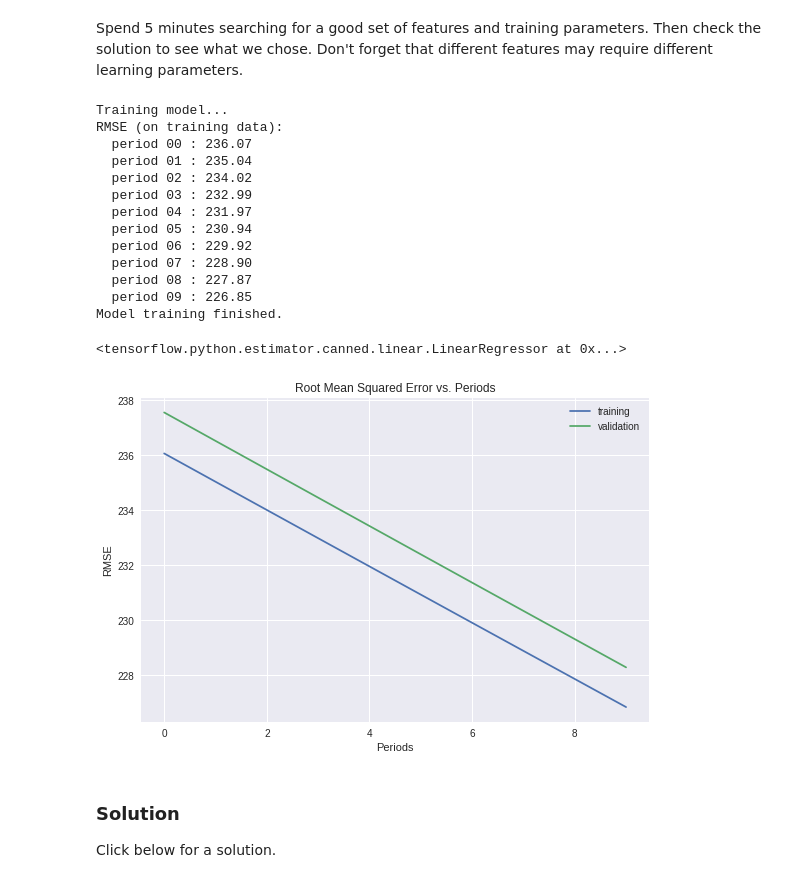
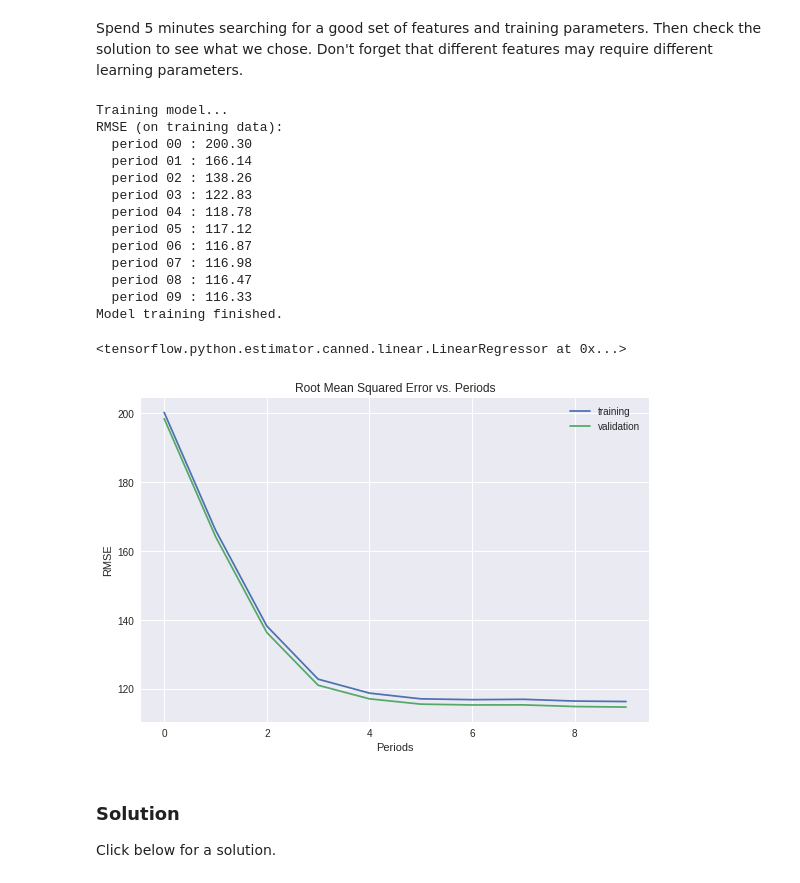
Before and after one commit to qingjing1018/google-machine-learning-crash-course, a Jupyter notebook: feature_sets.ipynb, the cells around one changed output. Drawn from its saved outputs; the diff is of its cells as text; code cells hidden in the pictures.

```diff
--- a/feature_sets.ipynb
+++ b/feature_sets.ipynb
@@ -330,42 +329,42 @@ Spend 5 minutes searching for a good set of features and training parameters. Th
 # %%
 #
 # Your code here: add your features of choice as a list of quoted strings.
 #
-minimal_features = ['median_income'
+minimal_features = ['median_income', 'latitude'
 ]
 
 assert minimal_features, "You must select at least one feature!"
 
 minimal_training_examples = training_examples[minimal_features]
 minimal_validation_examples = validation_examples[minimal_features]
 
 #
 # Don't forget to adjust these parameters.
 #
 train_model(
-    learning_rate=0.001,
+    learning_rate=0.005,
     steps=500,
     batch_size=5,
     training_examples=minimal_training_examples,
     training_targets=training_targets,
     validation_examples=minimal_validation_examples,
     validation_targets=validation_targets)
 # %% [output]
 Training model...
 RMSE (on training data):
-  period 00 : 236.07
-  period 01 : 235.04
-  period 02 : 234.02
-  period 03 : 232.99
-  period 04 : 231.97
-  period 05 : 230.94
-  period 06 : 229.92
-  period 07 : 228.90
-  period 08 : 227.87
-  period 09 : 226.85
+  period 00 : 200.30
+  period 01 : 166.14
+  period 02 : 138.26
+  period 03 : 122.83
+  period 04 : 118.78
+  period 05 : 117.12
+  period 06 : 116.87
+  period 07 : 116.98
+  period 08 : 116.47
+  period 09 : 116.33
 Model training finished.
 <tensorflow.python.estimator.canned.linear.LinearRegressor at 0x...>
-[figure, old version]
+[figure, new version]
 # %% [markdown]
 ### Solution
 
```
Also changed, not shown: parts of 8 cells of this notebook.
